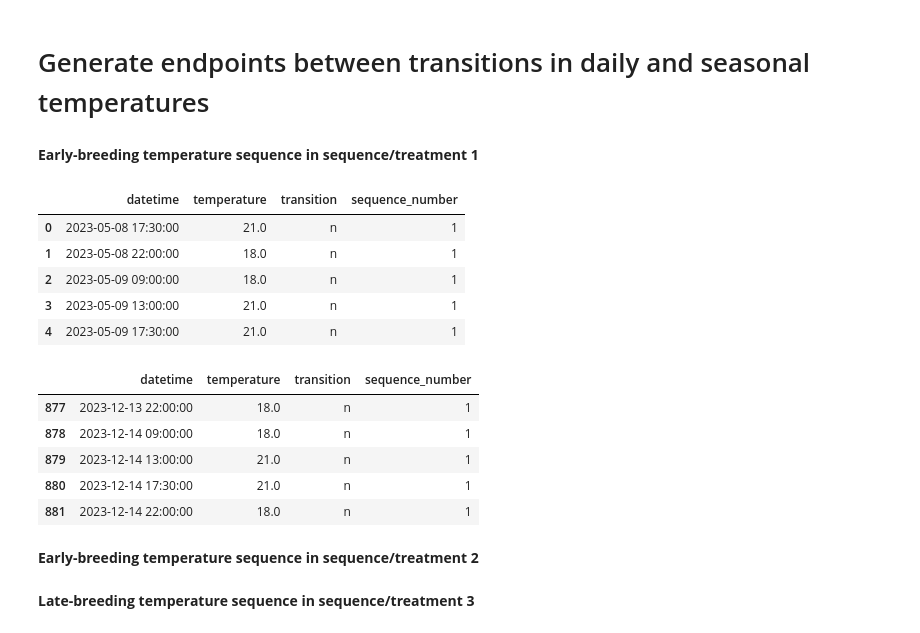
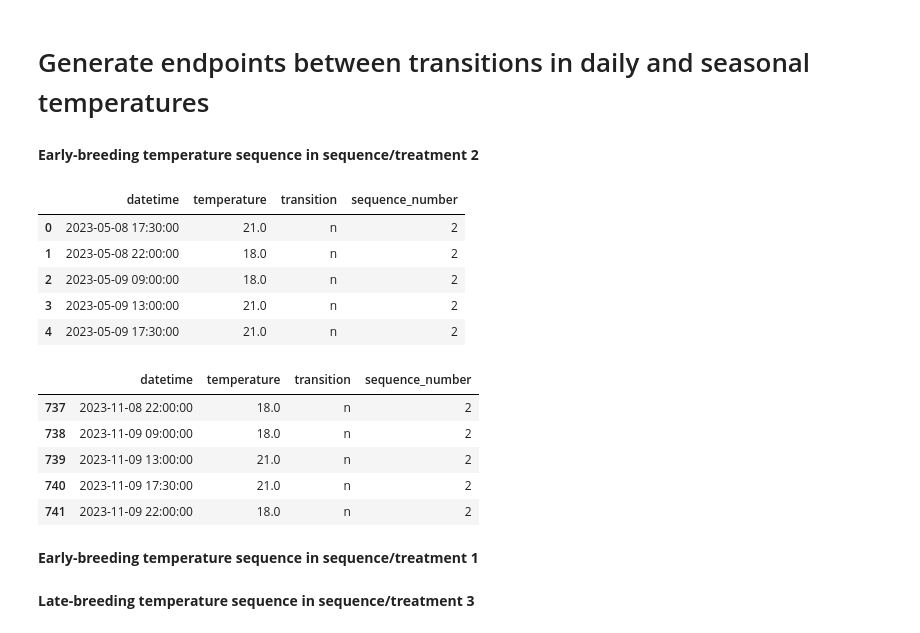
Before and after one commit to 21hyin/seasonal-seq-rclamitans, a Jupyter notebook: sequence_schedules.ipynb, the cells around one changed output. Cells and saved outputs as stored; diff of their text form; code cells hidden in the pictures.

```diff
--- a/sequence_schedules.ipynb
+++ b/sequence_schedules.ipynb
@@ -343,9 +343,9 @@ def get_daily_temp_summer(datetimes):
 # %% [markdown]
 # Generate endpoints between transitions in daily and seasonal temperatures
 # %% [markdown]
-**Early-breeding temperature sequence in sequence/treatment 1**
+**Early-breeding temperature sequence in sequence/treatment 2**
 # %%
-t1_temp_df = pd.concat([
+t2_temp_df = pd.concat([
     # first day
     pd.DataFrame({
         'datetime': pd.Series([
@@ -421,42 +421,42 @@ t1_temp_df = pd.concat([
         pd.concat([
             pd.Series(pd.date_range(
                 start = "2023-10-14 09:00:00",
-                end = "2023-12-14 09:00:00"
+                end = "2023-11-09 09:00:00"
             )),
             pd.Series(pd.date_range(
                 start = "2023-10-14 13:00:00",
-                end = "2023-12-14 13:00:00"
+                end = "2023-11-09 13:00:00"
             )),
             pd.Series(pd.date_range(
                 start = "2023-10-14 17:30:00",
-                end = "2023-12-14 17:30:00"
+                end = "2023-11-09 17:30:00"
             )),
             pd.Series(pd.date_range(
                 start = "2023-10-14 22:00:00",
-                end = "2023-12-14 22:00:00"
+                end = "2023-11-09 22:00:00"
             ))
         ]).sort_values()
     )
 ], ignore_index = True)
-t1_temp_df['sequence_number'] = 1
+t2_temp_df['sequence_number'] = 2
 # %%
-t1_temp_df.head()
+t2_temp_df.head()
 # %% [output]
 |  | datetime | temperature | transition | sequence_number |
-| 0 | 2023-05-08 17:30:00 | 21.0 | n | 1 |
-| 1 | 2023-05-08 22:00:00 | 18.0 | n | 1 |
-| 2 | 2023-05-09 09:00:00 | 18.0 | n | 1 |
-| 3 | 2023-05-09 13:00:00 | 21.0 | n | 1 |
-| 4 | 2023-05-09 17:30:00 | 21.0 | n | 1 |
+| 0 | 2023-05-08 17:30:00 | 21.0 | n | 2 |
+| 1 | 2023-05-08 22:00:00 | 18.0 | n | 2 |
+| 2 | 2023-05-09 09:00:00 | 18.0 | n | 2 |
+| 3 | 2023-05-09 13:00:00 | 21.0 | n | 2 |
+| 4 | 2023-05-09 17:30:00 | 21.0 | n | 2 |
 # %%
-t1_temp_df.tail()
+t2_temp_df.tail()
 # %% [output]
 |  | datetime | temperature | transition | sequence_number |
-| 877 | 2023-12-13 22:00:00 | 18.0 | n | 1 |
-| 878 | 2023-12-14 09:00:00 | 18.0 | n | 1 |
-| 879 | 2023-12-14 13:00:00 | 21.0 | n | 1 |
-| 880 | 2023-12-14 17:30:00 | 21.0 | n | 1 |
-| 881 | 2023-12-14 22:00:00 | 18.0 | n | 1 |
+| 737 | 2023-11-08 22:00:00 | 18.0 | n | 2 |
+| 738 | 2023-11-09 09:00:00 | 18.0 | n | 2 |
+| 739 | 2023-11-09 13:00:00 | 21.0 | n | 2 |
+| 740 | 2023-11-09 17:30:00 | 21.0 | n | 2 |
+| 741 | 2023-11-09 22:00:00 | 18.0 | n | 2 |
 # %% [markdown]
-**Early-breeding temperature sequence in sequence/treatment 2**
+**Early-breeding temperature sequence in sequence/treatment 1**
 # %%
```
Also changed, not shown: parts of 3 cells of this notebook, 3 other files.
